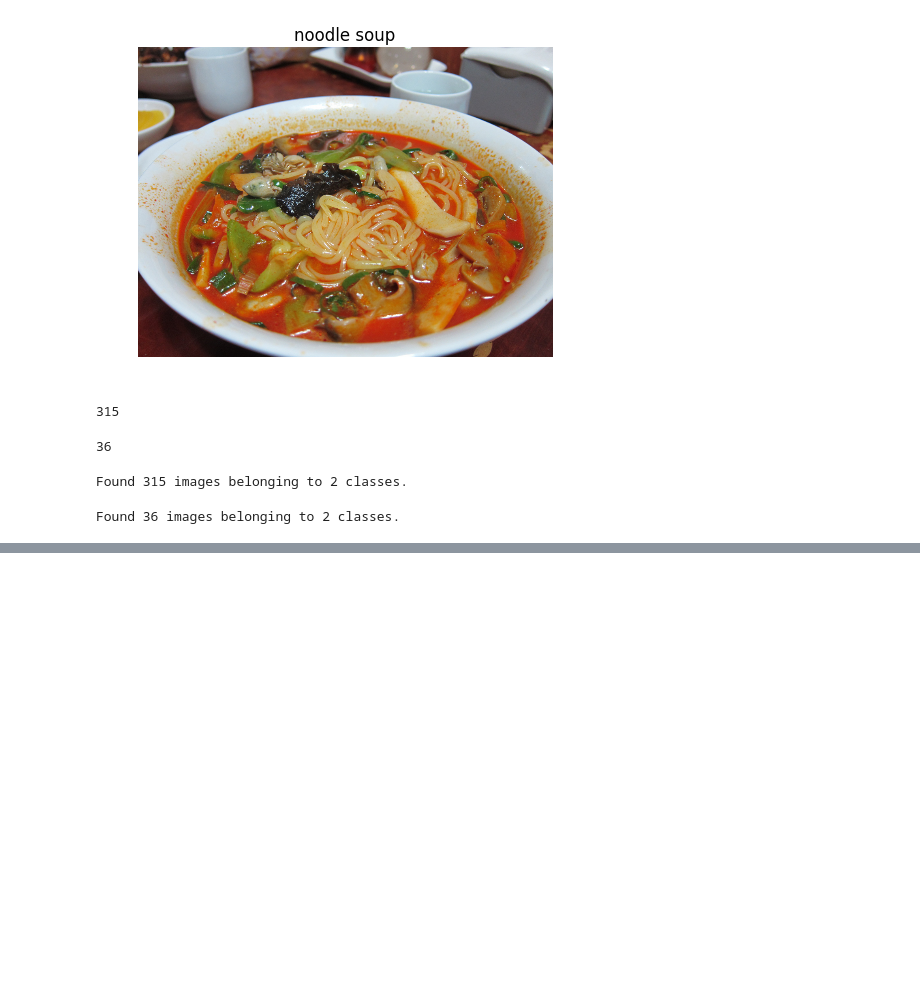
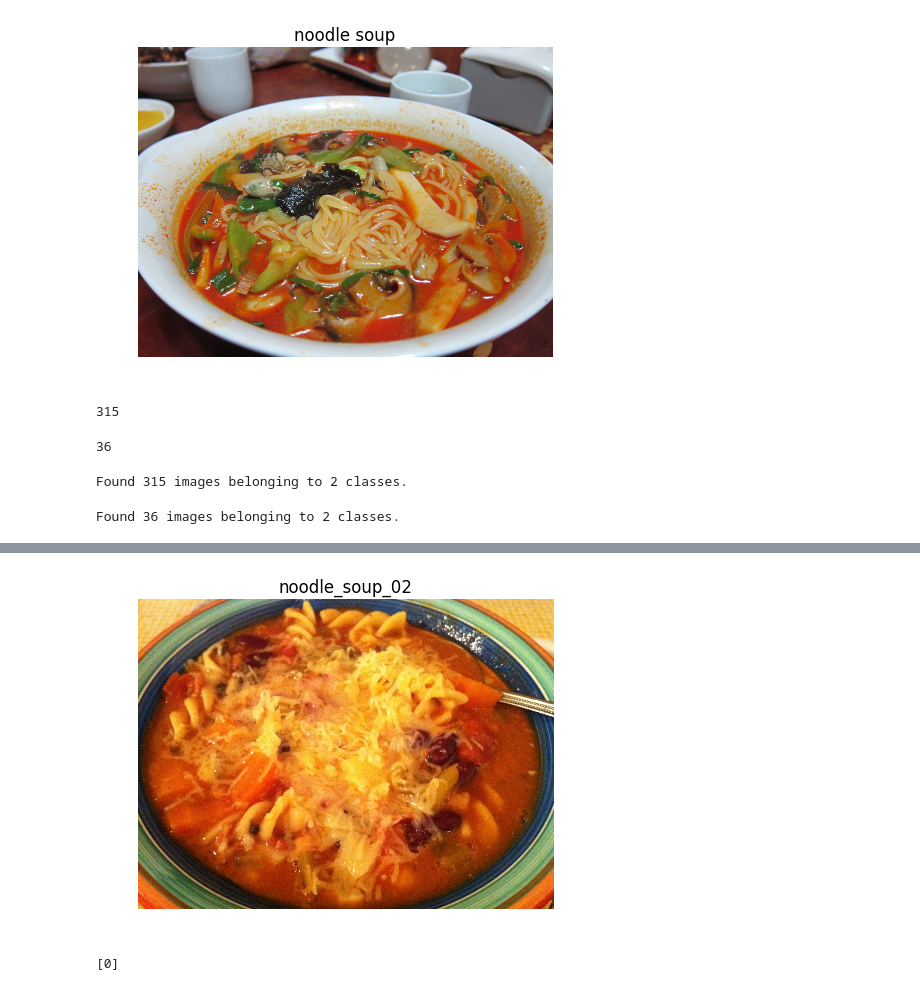
Before and after one commit to hbhasin/Image-Recognition-with-Deep-Learning, a Jupyter notebook: noodles_with_pretrained_inception_v3_model.ipynb, the cells around one changed output, grey strips where cells are left out. Drawn from its saved outputs; the diff is of its cells as text; code cells hidden in the pictures; blank space fills up the shorter version.

```diff
--- a/noodles_with_pretrained_inception_v3_model.ipynb
+++ b/noodles_with_pretrained_inception_v3_model.ipynb
@@ -334,0 +350,7 @@ plt.show()
+# %%
+img_path = 'images/noodle_soup_02.jpg'
+display_img(img_path)
+pred(img_path)
+# %% [output]
+[figure, added]
+[0]
```
Also changed, not shown: parts of 23 cells of this notebook, 3 other files.
